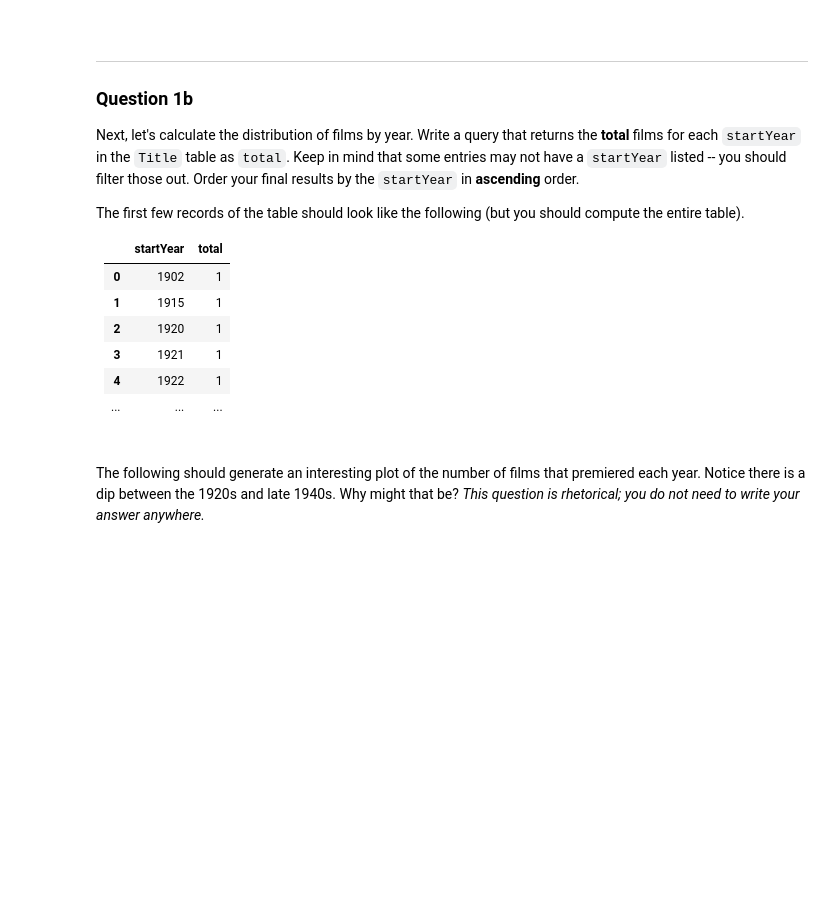
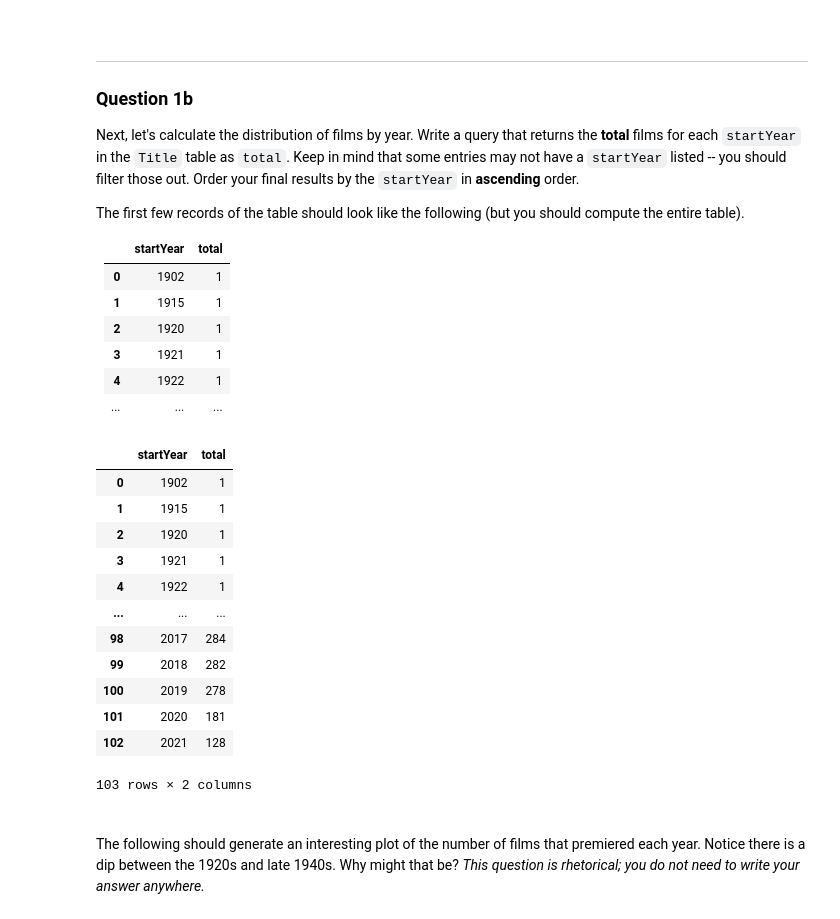
Before and after one commit to yuxin-miao/DS4710, a Jupyter notebook: Homework/HW6/Homework 6_SQL.ipynb, the cells around one changed output. Drawn from its saved outputs; the diff is of its cells as text; code cells hidden in the pictures; blank space fills up the shorter version.

```diff
--- a/Homework/HW6/Homework 6_SQL.ipynb
+++ b/Homework/HW6/Homework 6_SQL.ipynb
@@ -167,3 +172,27 @@ res_q1b
+# %%
+query_q1b = """
+SELECT startYear, COUNT(*) as total
+FROM Title
+GROUP BY startYear
+ORDER BY startYear ASC
+"""
+
+res_q1b = pd.read_sql(query_q1b, engine)
+res_q1b
+# %% [output]
+|  | startYear | total |
+| 0 | 1902 | 1 |
+| 1 | 1915 | 1 |
+| 2 | 1920 | 1 |
+| 3 | 1921 | 1 |
+| 4 | 1922 | 1 |
+| ... | ... | ... |
+| 98 | 2017 | 284 |
+| 99 | 2018 | 282 |
+| 100 | 2019 | 278 |
+| 101 | 2020 | 181 |
+| 102 | 2021 | 128 |
+103 rows × 2 columns
 # %% [markdown]
 <br/>
 
```
Also changed, not shown: parts of 16 cells of this notebook, 1 other file.
